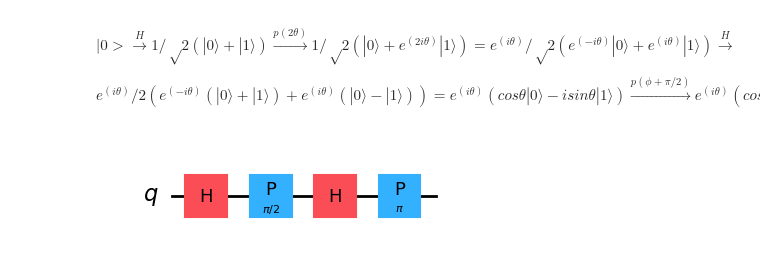
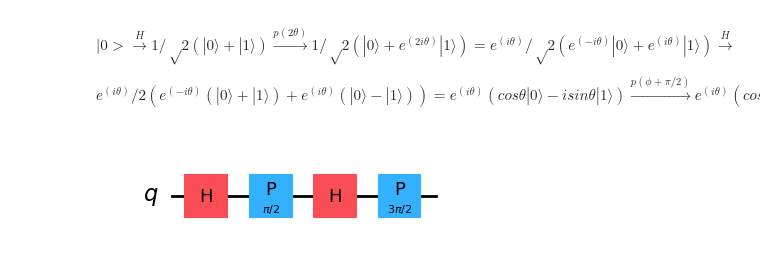
Before and after one commit to NicolaAssolini98/QuantumLab, a Jupyter notebook: Lab1/SolutionLab1.ipynb, the cells around one changed output. Saved outputs shown, nothing was run; the diff lists cells and outputs as text; code cells hidden in the pictures.

```diff
--- a/Lab1/SolutionLab1.ipynb
+++ b/Lab1/SolutionLab1.ipynb
@@ -288,18 +288,18 @@ $$
 # %%
 from math import pi
 
 theta = pi/4
-phi = pi/2
+phi = pi
 
 circ = QuantumCircuit(1)
 circ.h(0)
 circ.p(2*theta, 0)
 circ.h(0)
 circ.p(phi + pi/2, 0)
 
 circ.draw('mpl')
 # %% [output]
-[figure, old version]
+[figure, new version]
 # %%
 Statevector(circ)
 # %% [output]
```
Also changed, not shown: parts of 10 cells of this notebook, 4 other files.
